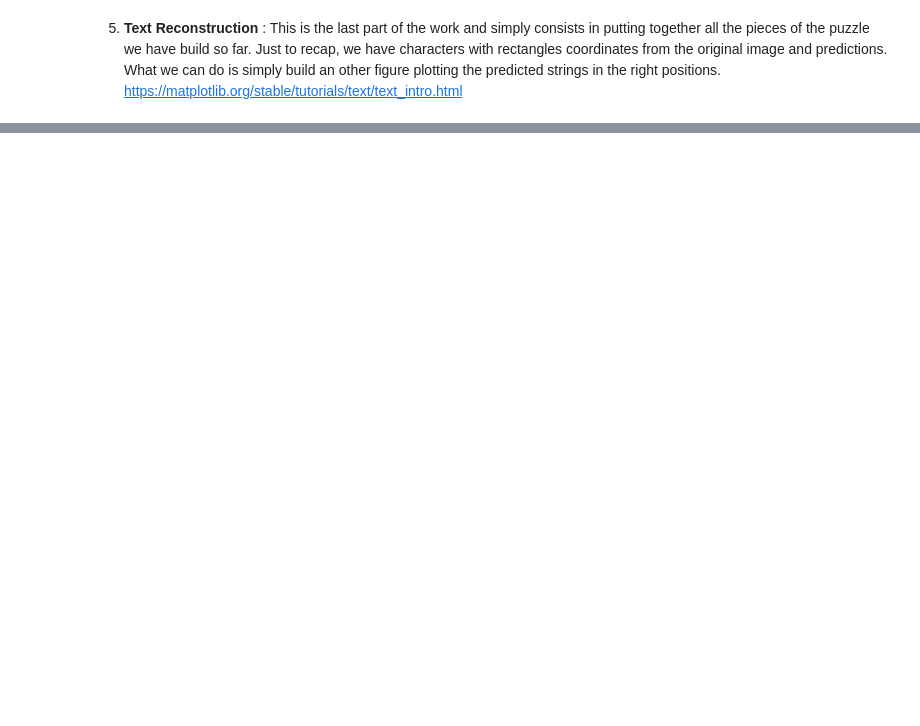
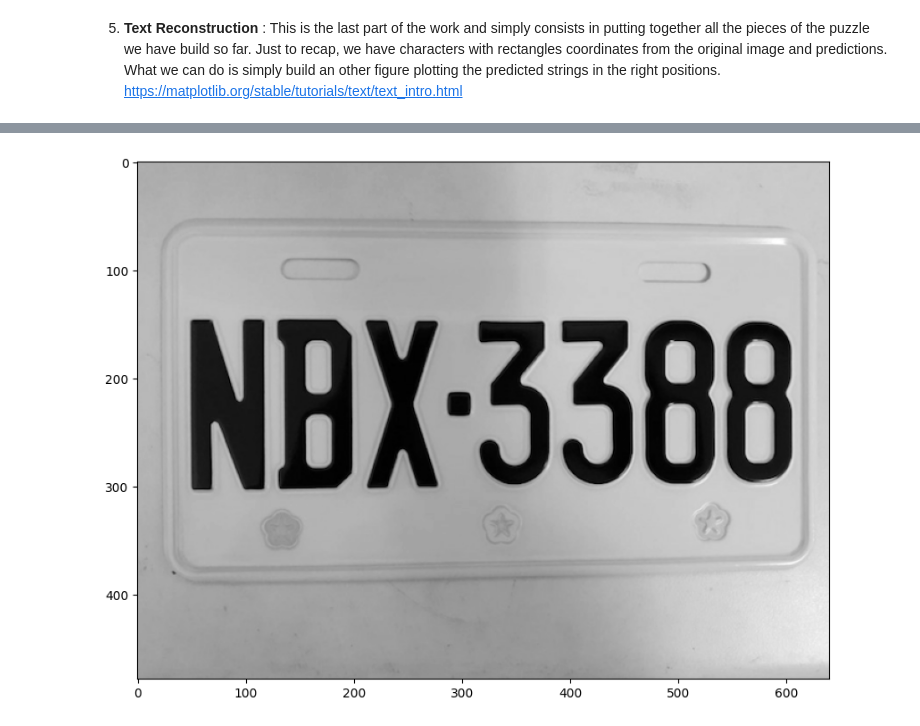
Before and after one commit to timlin0307/TextDetection_of_Image, a Jupyter notebook: Rendu_Projet__Yen_Ting_Lin.ipynb, the cells around one changed output, grey strips where cells are left out. Saved outputs shown, nothing was run; the diff lists cells and outputs as text; code cells hidden in the pictures; blank space fills up the shorter version.

```diff
--- a/Rendu_Projet__Yen_Ting_Lin.ipynb
+++ b/Rendu_Projet__Yen_Ting_Lin.ipynb
@@ -276,0 +403,86 @@ matplotlib.pyplot.show()
+# %%
+from skimage.io import imread
+from matplotlib.pyplot import figure, imshow
+
+img_gray = imread('drive/My Drive/Colab Notebooks/car01.jpg', as_gray=True) # lecture de l'image
+img_rgb = imread('drive/My Drive/Colab Notebooks/car01.jpg', as_gray=False) # lecture de l'image
+img_height, img_width = img_gray.shape
+figure(figsize=(10, 10)) # visualisation
+imshow(img_gray, cmap='gray') # visualisation de l'image image.jpg
+
+img_tvDenoised = denoise_tv_chambolle(img_gray, weight=0.2, multichannel=True) # Using total variation filter denoising
+figure(figsize=(10, 10)) # visualisation
+imshow(img_tvDenoised, cmap='gray') # visualisation de l'image img_tvDenoised.png
+
+thresh = threshold_otsu(img_tvDenoised)
+img_binary = img_tvDenoised > thresh
+figure(figsize=(10, 10)) # visualisation
+imshow(img_binary, cmap='gray')
+
+# Find contours at a constant value of 0.8
+contours = find_contours(img_binary, level=0.8)
+# Display the image and plot all contours found
+figure(figsize=(10, 10)) # visualisation
+for contour in contours:
+  plot(contour[:, 1], contour[:, 0], linewidth=2)
+imshow(img_binary, cmap='gray')
+# matplotlib.pyplot.gca().invert_yaxis()
+
+bounding_boxes = []
+img_with_boxes = copy(img_binary)
+for contour in contours:
+  Xmin = min(contour[:, 0])
+  Xmax = max(contour[:, 0])
+  Ymin = min(contour[:, 1])
+  Ymax = max(contour[:, 1])
+  bounding_boxes.append([Xmin, Xmax, Ymin, Ymax])
+  # print([int(Xmin), int(Xmax), int(Ymin), int(Ymax)])
+for box in bounding_boxes:
+  # [Xmin, Xmax, Ymin, Ymax]
+  r = [box[0], box[1], box[1], box[0], box[0]]
+  c = [box[3], box[3], box[2], box[2], box[3]]
+  rr, cc = polygon_perimeter(r, c, img_with_boxes.shape)
+  img_with_boxes[rr, cc] = 1 # set color white
+# with_boxes = invert(with_boxes)
+figure(figsize=(10, 10)) # visualisation
+imshow(img_with_boxes, cmap="gray")
+
+# delete one bounding box that are smaller than another bounding box
+bounding_boxes_new = bounding_boxes.copy()
+for box_i in bounding_boxes:
+  i_Xmin = box_i[0]
+  i_Xmax = box_i[1]
+  i_Ymin = box_i[2]
+  i_Ymax = box_i[3]
+  for box_j in bounding_boxes:
+    j_Xmin = box_j[0]
+    j_Xmax = box_j[1]
+    j_Ymin = box_j[2]
+    j_Ymax = box_j[3]
+    if (j_Xmin > i_Xmin) and (j_Xmax < i_Xmax) and (j_Ymin > i_Ymin) and (j_Ymax < i_Ymax):
+      bounding_boxes_new.remove([j_Xmin, j_Xmax, j_Ymin, j_Ymax])
+# print('Before : ', len(bounding_boxes), 'After : ', len(bounding_boxes_new))
+
+img_num = len(bounding_boxes_new)
+ROWS = 28 # 18
+COLS = 28 # 12
+fig = matplotlib.pyplot.figure()
+img_list_resize = zeros(shape=(img_num, ROWS, COLS, 3))
+for box in range(img_num):
+  # nb_subplot = ceil(math.sqrt(len(bounding_boxes))) # if we have 38 images, we output 7*7 subplot
+  # ax = fig.add_subplot(nb_subplot, nb_subplot, box+1)
+  nb_subplot = ceil(img_num/6)
+  ax = fig.add_subplot(nb_subplot, 6, box+1)
+  # bias_width = 36 - (ceil(bounding_boxes[box][1]) - floor(bounding_boxes[box][0]))
+  # bias_heigh = 24 - (ceil(bounding_boxes[box][3]) - floor(bounding_boxes[box][2]))
+  # mean_bw = bias_width / 2
+  # mean_bh = bias_heigh / 2
+  add_edge = 3
+  # img_binary[rect_bottom:rect_top, rect_left:rect_right]
+  img_patch = img_rgb[floor(bounding_boxes_new[box][0]-add_edge):ceil(bounding_boxes_new[box][1]+add_edge),
+                      floor(bounding_boxes_new[box][2]-add_edge):ceil(bounding_boxes_new[box][3]+add_edge)]
+  img_resize = resize(img_patch, (ROWS, COLS, 3))
+  img_list_resize[box] = img_resize
+  ax.imshow(img_resize, cmap="gray")
+# %% [output]
+[figure, added]
```
Also changed, not shown: parts of 18 cells of this notebook.
